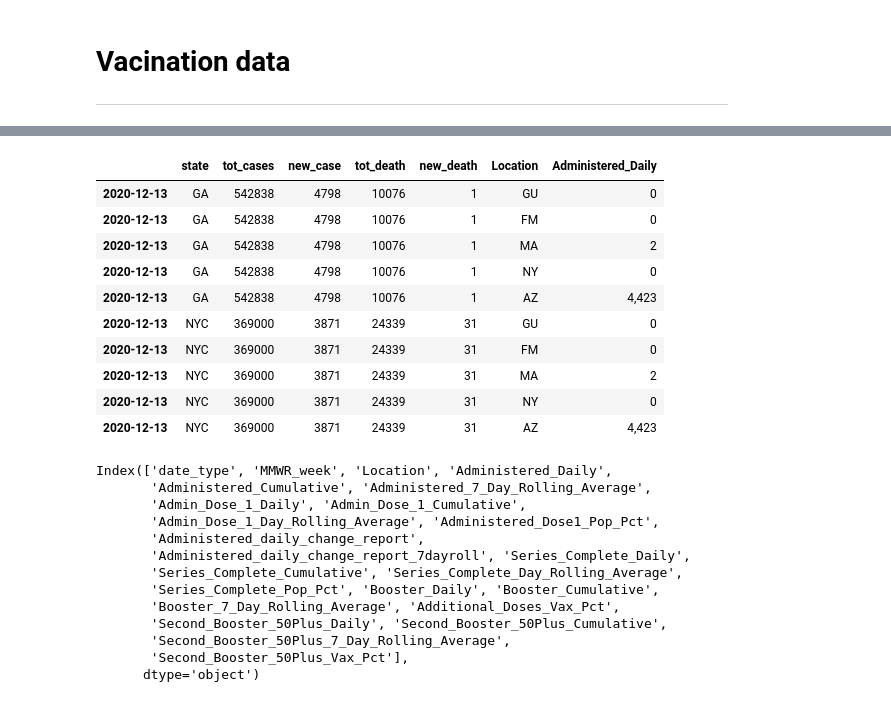
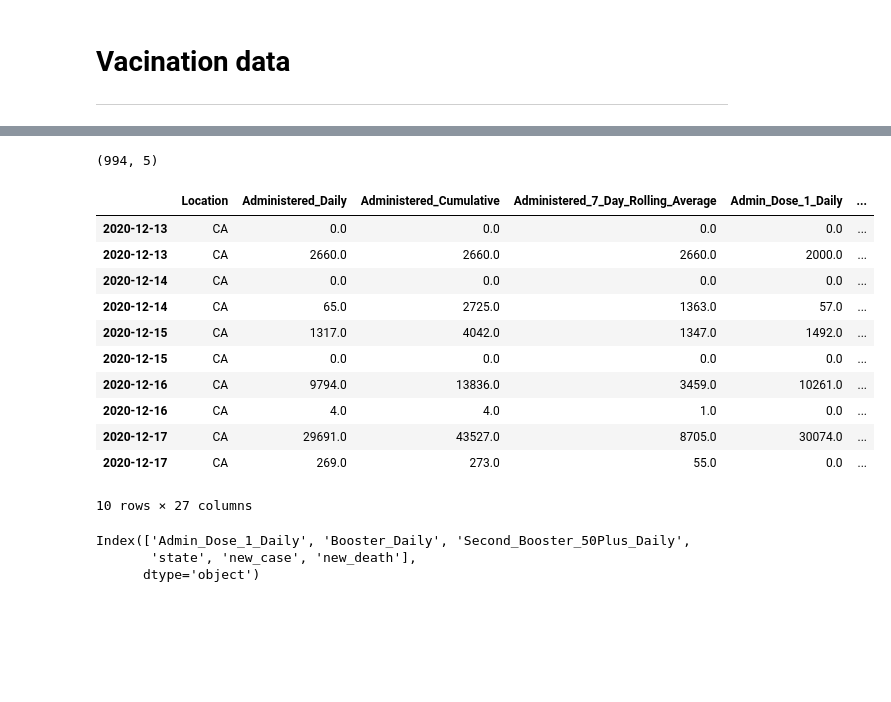
Before and after one commit to DeeVerma1/Project-4, a Jupyter notebook: code/02.1 - EDA_COVID_Cases.ipynb, the cells around one changed output, grey strips where cells are left out. Saved outputs shown, nothing was run; the diff lists cells and outputs as text; code cells hidden in the pictures; blank space fills up the shorter version.

```diff
--- a/code/02.1 - EDA_COVID_Cases.ipynb
+++ b/code/02.1 - EDA_COVID_Cases.ipynb
@@ -896,5 +999,4 @@ plt.plot(df_deaths['new_death']);
 # Vacination data
 ____
 # %%
-df_vacc=pd.read_csv('../data/covid_vaccination_trends.csv', low_memory=False)
-df_vacc.info()
+df_vacc=pd.read_csv('../data/clean_data/covid_vaccination_trends_clean.csv', low_memory=False)
@@ -1005,0 +1028,3 @@ dtype: int64
+# %%
+df_ca_vcc= df_vacc[df_vacc["Location"]=='CA']
+df_ca_vcc.head(10)
@@ -1006,15 +1045,22 @@ dtype: int64
+# %%
+df_ca_cases = df_cases[df_cases['state']=='CA']
+# %%
+df_ca_cases.shape
+# %% [output]
+(994, 5)
 # %%
-df_var = pd.merge(df_cases, df_v, left_index=True, right_index=True)
+df_var = pd.merge(df_ca_vcc, df_ca_cases, left_index=True, right_index=True)
 df_var.head(10)
 # %% [output]
-|  | state | tot_cases | new_case | tot_death | new_death | Location | Administered_Daily |
-| 2020-12-13 | GA | 542838 | 4798 | 10076 | 1 | GU | 0 |
-| 2020-12-13 | GA | 542838 | 4798 | 10076 | 1 | FM | 0 |
-| 2020-12-13 | GA | 542838 | 4798 | 10076 | 1 | MA | 2 |
-| 2020-12-13 | GA | 542838 | 4798 | 10076 | 1 | NY | 0 |
-| 2020-12-13 | GA | 542838 | 4798 | 10076 | 1 | AZ | 4,423 |
-| 2020-12-13 | NYC | 369000 | 3871 | 24339 | 31 | GU | 0 |
-| 2020-12-13 | NYC | 369000 | 3871 | 24339 | 31 | FM | 0 |
-| 2020-12-13 | NYC | 369000 | 3871 | 24339 | 31 | MA | 2 |
-| 2020-12-13 | NYC | 369000 | 3871 | 24339 | 31 | NY | 0 |
-| 2020-12-13 | NYC | 369000 | 3871 | 24339 | 31 | AZ | 4,423 |
+|  | Location | Administered_Daily | Administered_Cumulative | Administered_7_Day_Rolling_Average | Admin_Dose_1_Daily | ... |
+| 2020-12-13 | CA | 0.0 | 0.0 | 0.0 | 0.0 | ... |
+| 2020-12-13 | CA | 2660.0 | 2660.0 | 2660.0 | 2000.0 | ... |
+| 2020-12-14 | CA | 0.0 | 0.0 | 0.0 | 0.0 | ... |
+| 2020-12-14 | CA | 65.0 | 2725.0 | 1363.0 | 57.0 | ... |
+| 2020-12-15 | CA | 1317.0 | 4042.0 | 1347.0 | 1492.0 | ... |
+| 2020-12-15 | CA | 0.0 | 0.0 | 0.0 | 0.0 | ... |
+| 2020-12-16 | CA | 9794.0 | 13836.0 | 3459.0 | 10261.0 | ... |
+| 2020-12-16 | CA | 4.0 | 4.0 | 1.0 | 0.0 | ... |
+| 2020-12-17 | CA | 29691.0 | 43527.0 | 8705.0 | 30074.0 | ... |
+| 2020-12-17 | CA | 269.0 | 273.0 | 55.0 | 0.0 | ... |
+10 rows × 27 columns
@@ -1021,16 +1080,6 @@ df_var.head(10)
 # %%
-df_vacc.columns
+df_var.columns
 # %% [output]
-Index(['date_type', 'MMWR_week', 'Location', 'Administered_Daily',
-       'Administered_Cumulative', 'Administered_7_Day_Rolling_Average',
-       'Admin_Dose_1_Daily', 'Admin_Dose_1_Cumulative',
-       'Admin_Dose_1_Day_Rolling_Average', 'Administered_Dose1_Pop_Pct',
-       'Administered_daily_change_report',
-       'Administered_daily_change_report_7dayroll', 'Series_Complete_Daily',
-       'Series_Complete_Cumulative', 'Series_Complete_Day_Rolling_Average',
-       'Series_Complete_Pop_Pct', 'Booster_Daily', 'Booster_Cumulative',
-       'Booster_7_Day_Rolling_Average', 'Additional_Doses_Vax_Pct',
-       'Second_Booster_50Plus_Daily', 'Second_Booster_50Plus_Cumulative',
-       'Second_Booster_50Plus_7_Day_Rolling_Average',
-       'Second_Booster_50Plus_Vax_Pct'],
+Index(['Admin_Dose_1_Daily', 'Booster_Daily', 'Second_Booster_50Plus_Daily',
+       'state', 'new_case', 'new_death'],
       dtype='object')
```
Also changed, not shown: parts of 41 cells of this notebook.
